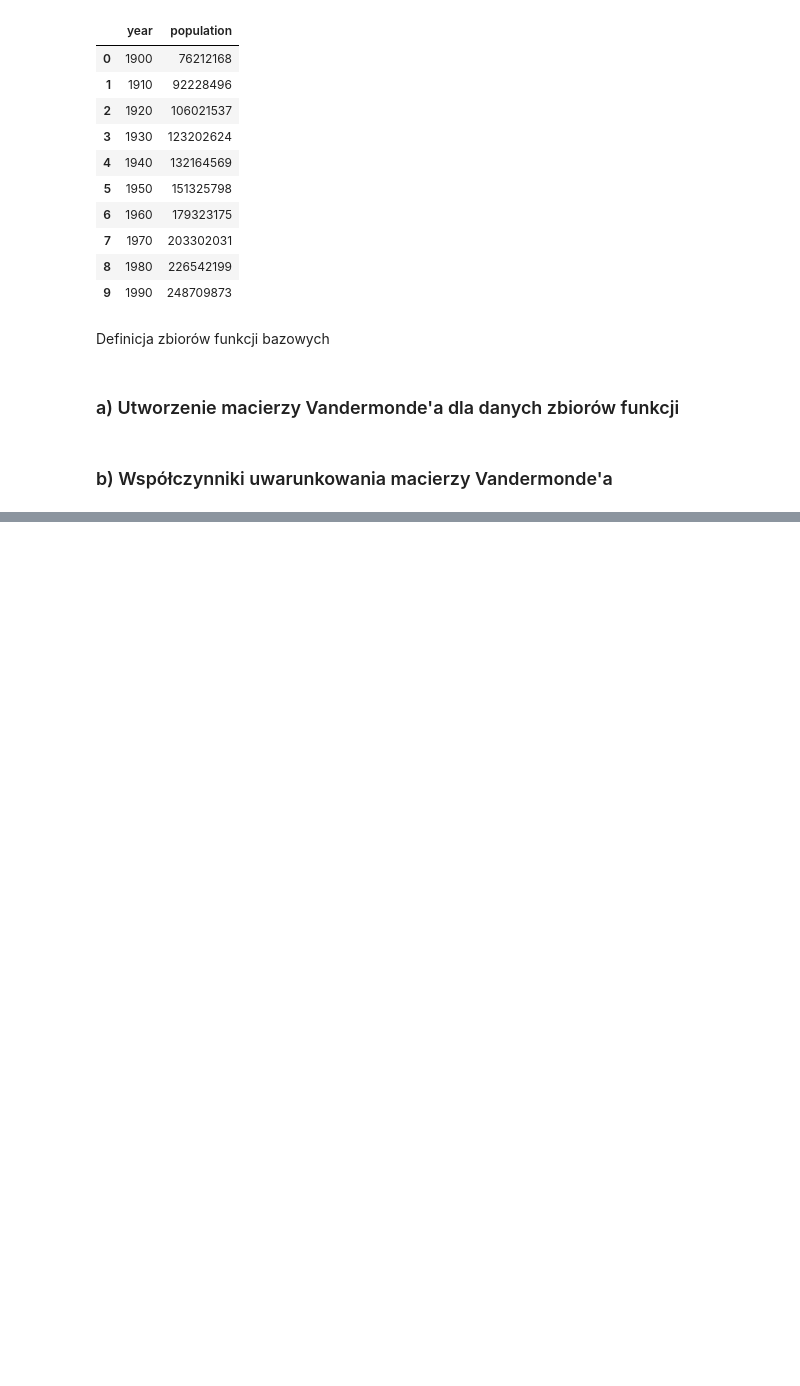
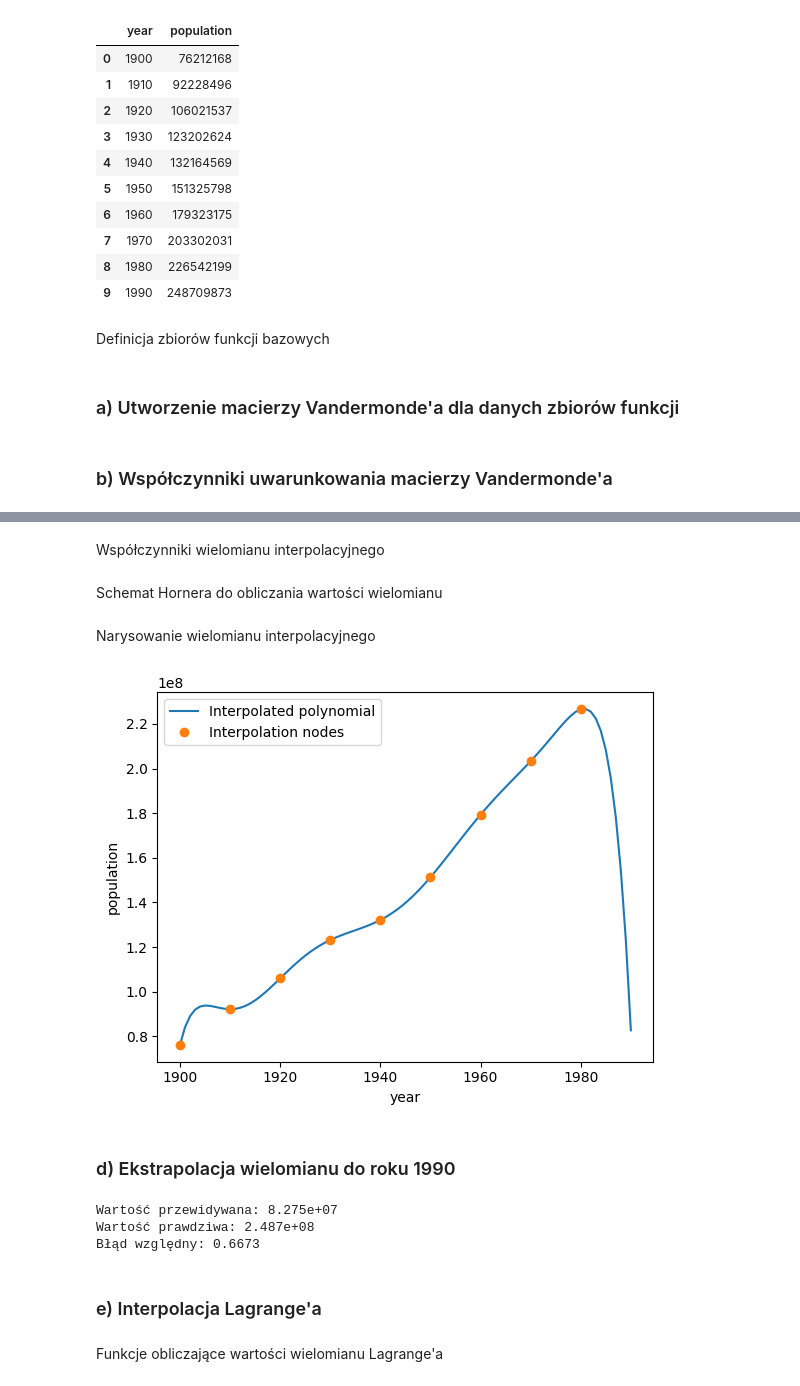
Before and after one commit to Mosder/agh, a Jupyter notebook: sem4/mownit/lab03/zadanie.ipynb, the cells around one changed output, grey strips where cells are left out. Cells and saved outputs as stored; diff of their text form; code cells hidden in the pictures; blank space fills up the shorter version.

```diff
--- a/sem4/mownit/lab03/zadanie.ipynb
+++ b/sem4/mownit/lab03/zadanie.ipynb
@@ -48,13 +48,13 @@ def base_function_4(j, t):
 # %%
 # function returning the Vandermonde matrix for given set of functions
 def create_vandermonde_matrix(function, points):
-    return function(np.array(range(1,len(points)))[:,np.newaxis], points[:,0]).T
+    return function(np.array(range(1,len(points)+1))[:,np.newaxis], points[:,0]).T
 
 # create vandermonde matrices for base function sets
-vandermonde1 = create_vandermonde_matrix(base_function_1, population_data[population_data['year'] <= 1980].values)
-vandermonde2 = create_vandermonde_matrix(base_function_2, population_data[population_data['year'] <= 1980].values)
-vandermonde3 = create_vandermonde_matrix(base_function_3, population_data[population_data['year'] <= 1980].values)
-vandermonde4 = create_vandermonde_matrix(base_function_4, population_data[population_data['year'] <= 1980].values)
+vandermonde1 = create_vandermonde_matrix(base_function_1, np.float64(population_data[population_data['year'] <= 1980].values))
+vandermonde2 = create_vandermonde_matrix(base_function_2, np.float64(population_data[population_data['year'] <= 1980].values))
+vandermonde3 = create_vandermonde_matrix(base_function_3, np.float64(population_data[population_data['year'] <= 1980].values))
+vandermonde4 = create_vandermonde_matrix(base_function_4, np.float64(population_data[population_data['year'] <= 1980].values))
 # %% [markdown]
 <h3>b) Współczynniki uwarunkowania macierzy Vandermonde'a</h3>
 # %%
@@ -280,0 +79,57 @@ print_confusion_matrix(get_prediction(linear_data_validation, data_training_line
+# %% [markdown]
+Współczynniki wielomianu interpolacyjnego
+# %%
+# solve matrix equation for coefficients
+coefficients = np.linalg.solve(vandermonde4, population_data[population_data['year'] <= 1980]['population'])
+# %% [markdown]
+Schemat Hornera do obliczania wartości wielomianu
+# %%
+# calculate the value of polynomial using Horner's method
+def horner_method(coefficients, x):
+    result = 0
+    for coefficient in reversed(coefficients):
+        result = x * result + coefficient
+    return result
+# %% [markdown]
+Narysowanie wielomianu interpolacyjnego
+# %%
+# define x and y values
+xs = np.arange(1900, 1991)
+ys_vandermonde = horner_method(coefficients, base_function_4(2, xs))
+# add plot of interpolated polynomial and points
+plt.plot(xs, ys_vandermonde, label="Interpolated polynomial")
+plt.plot(
+    population_data[population_data['year'] <= 1980]['year'],
+    population_data[population_data['year'] <= 1980]['population'],
+    marker='o',
+    linestyle='',
+    label="Interpolation nodes"
+)
+# add axes labels
+plt.xlabel("year")
+plt.ylabel("population")
+# show with legend
+plt.legend()
+plt.show()
+# %% [output]
+[figure, added]
+# %% [markdown]
+<h3>d) Ekstrapolacja wielomianu do roku 1990</h3>
+# %%
+# predicted value
+predicted_1990 = horner_method(coefficients, base_function_4(2, 1990))
+# actual value
+actual_1990 = population_data['population'][population_data['year'] == 1990].values[0]
+
+# compare predicted and actual values
+print(f"Wartość przewidywana: {"{:.3e}".format(predicted_1990)}")
+print(f"Wartość prawdziwa: {"{:.3e}".format(actual_1990)}")
+print(f"Błąd względny: {"{:.4f}".format(abs(actual_1990-predicted_1990)/actual_1990)}")
+# %% [output]
+Wartość przewidywana: 8.275e+07
+Wartość prawdziwa: 2.487e+08
+Błąd względny: 0.6673
+# %% [markdown]
+<h3>e) Interpolacja Lagrange'a</h3>
+# %% [markdown]
+Funkcje obliczające wartości wielomianu Lagrange'a
```
Also changed, not shown: parts of 71 cells of this notebook, 1 other file.
